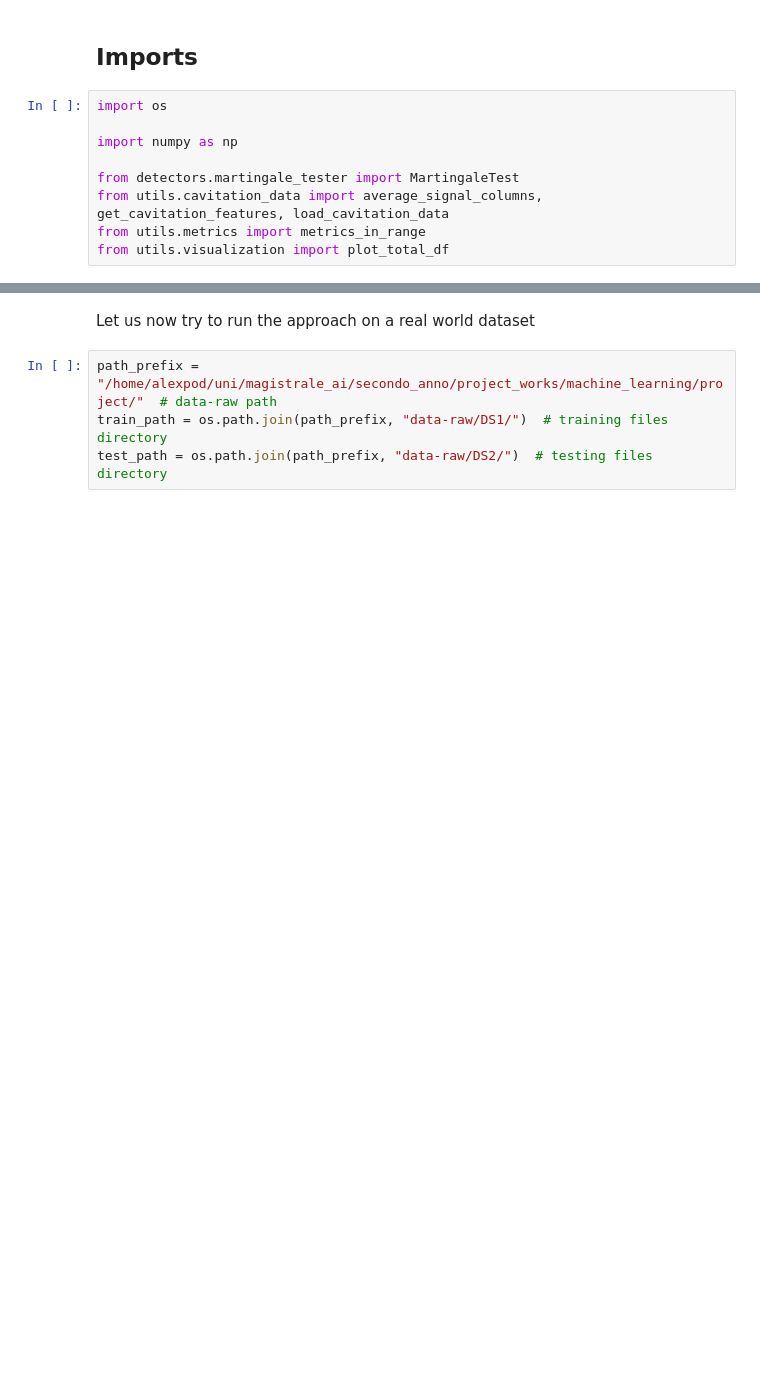
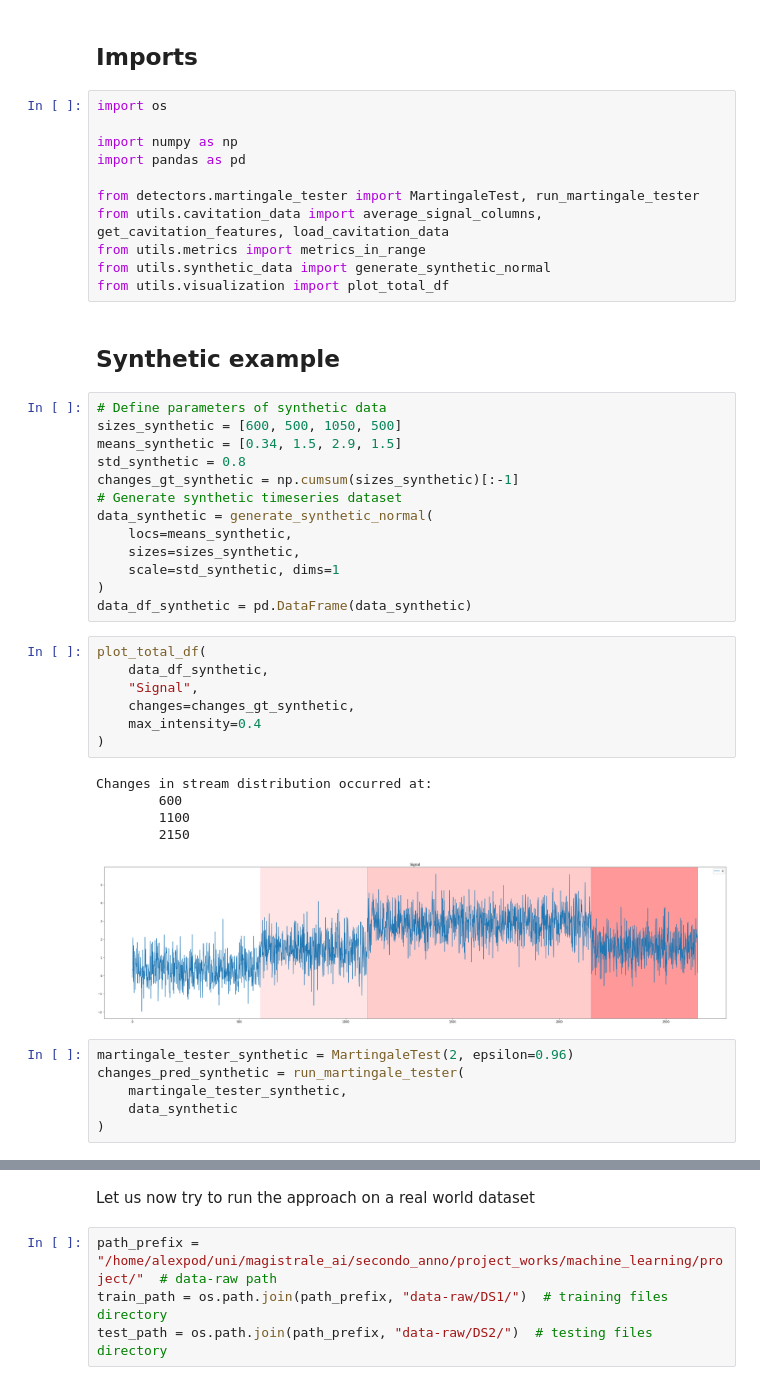
Before and after one commit to alex0dd/DatastreamChangesDetection, a Jupyter notebook: MainNotebook.ipynb, the cells around one changed output, grey strips where cells are left out. Drawn from its saved outputs; the diff is of its cells as text; blank space fills up the shorter version.

Commit message:
Notebook theory updates and synthetic dataset example.

```diff
--- a/MainNotebook.ipynb
+++ b/MainNotebook.ipynb
@@ -28,8 +50,44 @@ In a nutshell, this approach keeps a set of points captured online, which are up
 import os
 
 import numpy as np
+import pandas as pd
 
-from detectors.martingale_tester import MartingaleTest
+from detectors.martingale_tester import MartingaleTest, run_martingale_tester
 from utils.cavitation_data import average_signal_columns, get_cavitation_features, load_cavitation_data
 from utils.metrics import metrics_in_range
+from utils.synthetic_data import generate_synthetic_normal
 from utils.visualization import plot_total_df
+# %% [markdown]
+## Synthetic example
+# %%
+# Define parameters of synthetic data
+sizes_synthetic = [600, 500, 1050, 500]
+means_synthetic = [0.34, 1.5, 2.9, 1.5]
+std_synthetic = 0.8
+changes_gt_synthetic = np.cumsum(sizes_synthetic)[:-1]
+# Generate synthetic timeseries dataset
+data_synthetic = generate_synthetic_normal(
+    locs=means_synthetic,
+    sizes=sizes_synthetic,
+    scale=std_synthetic, dims=1
+)
+data_df_synthetic = pd.DataFrame(data_synthetic)
+# %%
+plot_total_df(
+    data_df_synthetic,
+    "Signal",
+    changes=changes_gt_synthetic,
+    max_intensity=0.4
+)
+# %% [output]
+Changes in stream distribution occurred at:
+        600
+        1100
+        2150
+[figure, added]
+# %%
+martingale_tester_synthetic = MartingaleTest(2, epsilon=0.96)
+changes_pred_synthetic = run_martingale_tester(
+    martingale_tester_synthetic,
+    data_synthetic
+)
```
Also changed, not shown: parts of 19 cells of this notebook.
